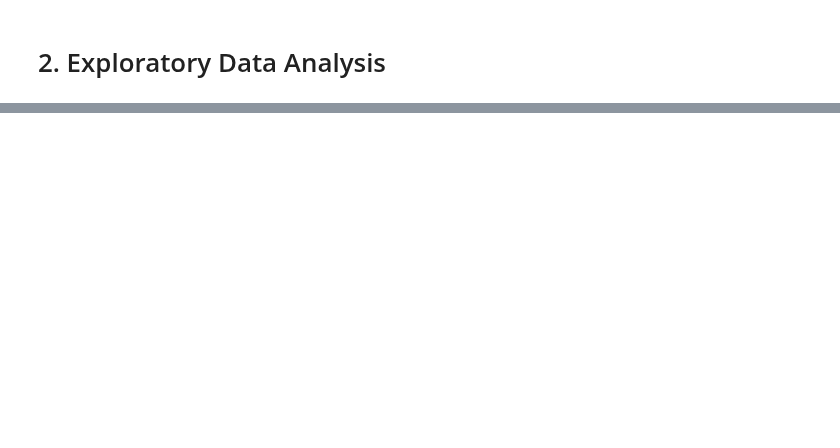
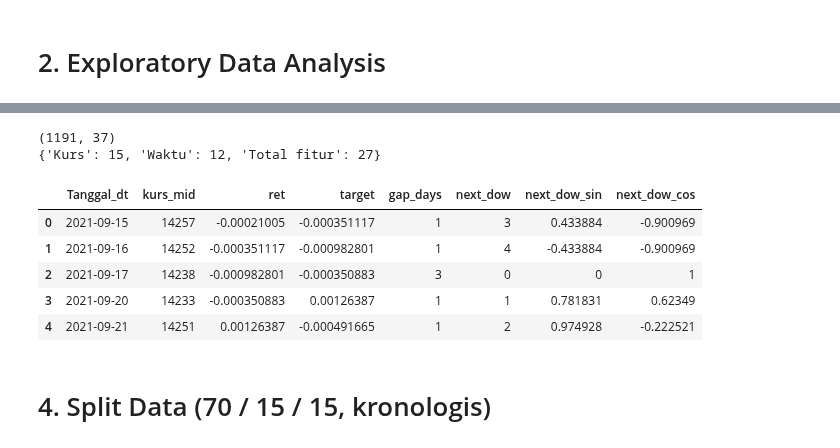
Before and after one commit to farsyaant/nlpproject-grestercinta, a Jupyter notebook: src/baseline_kurs_tengah.ipynb, the cells around one changed output, grey strips where cells are left out. Cells and saved outputs as stored; diff of their text form; code cells hidden in the pictures; blank space fills up the shorter version.

```diff
--- a/src/baseline_kurs_tengah.ipynb
+++ b/src/baseline_kurs_tengah.ipynb
@@ -545,0 +252,76 @@ summary.sort_values("Test", ascending=False)
+# %%
+# ===== FEATURE ENGINEERING (sebelum split; hanya melihat masa lalu) =====
+d = bi.copy()
+d["Tanggal_dt"] = d["Tanggal_dt"].dt.normalize()          # buang jam, sama dengan kunci merge di pipeline final
+d = d.sort_values("Tanggal_dt", ascending=True).reset_index(drop=True)
+
+# --- A. Fitur kurs ---
+d["kurs_mid"] = (d["Kurs Jual"] + d["Kurs Beli"]) / 2      # kurs tengah; referensi saja, level non-stasioner -> BUKAN fitur
+log_mid = np.log(d["kurs_mid"])
+d["ret"] = log_mid.diff()                                  # log return hari ini (t-1 -> t)
+d["target"] = d["ret"].shift(-1)                           # log return hari berikutnya (t -> t+1)
+
+for k in (1, 2, 3, 5):
+    d[f"ret_lag{k}"] = d["ret"].shift(k)
+for w in (5, 10):
+    d[f"ret_roll_mean{w}"] = d["ret"].rolling(w).mean()
+    d[f"ret_roll_std{w}"] = d["ret"].rolling(w).std()
+d["ret_abs"] = d["ret"].abs()                              # besar pergerakan hari ini
+d["mom5"] = log_mid.diff(5)                                # momentum 5 hari
+d["ma_gap10"] = log_mid - np.log(d["kurs_mid"].rolling(10).mean())   # jarak kurs ke rata-rata 10 hari
+d["spread"] = d["Kurs Jual"] - d["Kurs Beli"]
+d["spread_pct"] = d["spread"] / d["kurs_mid"]
+d["spread_pct_diff1"] = d["spread_pct"].diff()
+
+feat_kurs = (["ret"] + [f"ret_lag{k}" for k in (1, 2, 3, 5)]
+             + [f"ret_roll_{s}{w}" for w in (5, 10) for s in ("mean", "std")]
+             + ["ret_abs", "mom5", "ma_gap10", "spread", "spread_pct", "spread_pct_diff1"])
+
+# --- B. Fitur waktu (untuk hari trading berikutnya = hari target) ---
+next_date = d["Tanggal_dt"].shift(-1)
+d["gap_days"] = (next_date - d["Tanggal_dt"]).dt.days              # >1 = weekend/libur di antaranya
+d["next_dow"] = next_date.dt.dayofweek
+d["next_dow_sin"] = np.sin(2 * np.pi * d["next_dow"] / 7)
+d["next_dow_cos"] = np.cos(2 * np.pi * d["next_dow"] / 7)
+d["next_month"] = next_date.dt.month
+d["next_month_sin"] = np.sin(2 * np.pi * d["next_month"] / 12)
+d["next_month_cos"] = np.cos(2 * np.pi * d["next_month"] / 12)
+d["next_dom"] = next_date.dt.day
+d["next_weekofyear"] = next_date.dt.isocalendar().week.astype("float")
+d["next_is_month_start"] = next_date.dt.is_month_start.astype(int)
+d["next_is_month_end"] = next_date.dt.is_month_end.astype(int)
+
+# jumlah hari libur nasional (hari kerja) di antara hari ini dan hari trading berikutnya
+try:
+    hol_dates = pd.DatetimeIndex(sorted(pd.to_datetime(list(holidays.Indonesia(years=range(2021, 2028)).keys()))))
+    hol_dates = hol_dates[hol_dates.dayofweek < 5]
+except Exception as e:
+    print("Kalender libur tidak tersedia, n_holidays_gap = 0:", e)
+    hol_dates = pd.DatetimeIndex([])
+d["n_holidays_gap"] = [
+    np.nan if pd.isna(b) else float(((hol_dates > a) & (hol_dates < b)).sum())
+    for a, b in zip(d["Tanggal_dt"], next_date)
+]
+feat_time = ["gap_days", "next_dow", "next_dow_sin", "next_dow_cos", "next_month", "next_month_sin", "next_month_cos",
+             "next_dom", "next_weekofyear", "next_is_month_start", "next_is_month_end", "n_holidays_gap"]
+
+# --- C. Fitur baseline = Kurs + Waktu (tanpa Pendukung, Labelling, maupun SVD) ---
+feat_base = feat_kurs + feat_time
+
+# --- D. Buang baris NaN akibat lag/rolling (awal data) dan target (baris terakhir), SEBELUM split ---
+df_model = d.dropna(subset=["target"] + feat_base).reset_index(drop=True)
+
+print(df_model.shape)
+print({"Kurs": len(feat_kurs), "Waktu": len(feat_time), "Total fitur": len(feat_base)})
+df_model[["Tanggal_dt", "kurs_mid", "ret", "target"] + feat_time[:4]].head()
+# %% [output]
+(1191, 37)
+{'Kurs': 15, 'Waktu': 12, 'Total fitur': 27}
+|  | Tanggal_dt | kurs_mid | ret | target | gap_days | next_dow | next_dow_sin | next_dow_cos |
+| 0 | 2021-09-15 | 14257 | -0.00021005 | -0.000351117 | 1 | 3 | 0.433884 | -0.900969 |
+| 1 | 2021-09-16 | 14252 | -0.000351117 | -0.000982801 | 1 | 4 | -0.433884 | -0.900969 |
+| 2 | 2021-09-17 | 14238 | -0.000982801 | -0.000350883 | 3 | 0 | 0 | 1 |
+| 3 | 2021-09-20 | 14233 | -0.000350883 | 0.00126387 | 1 | 1 | 0.781831 | 0.62349 |
+| 4 | 2021-09-21 | 14251 | 0.00126387 | -0.000491665 | 1 | 2 | 0.974928 | -0.222521 |
+# %% [markdown]
+# 4. Split Data (70 / 15 / 15, kronologis)
```
Also changed, not shown: parts of 40 cells of this notebook.
